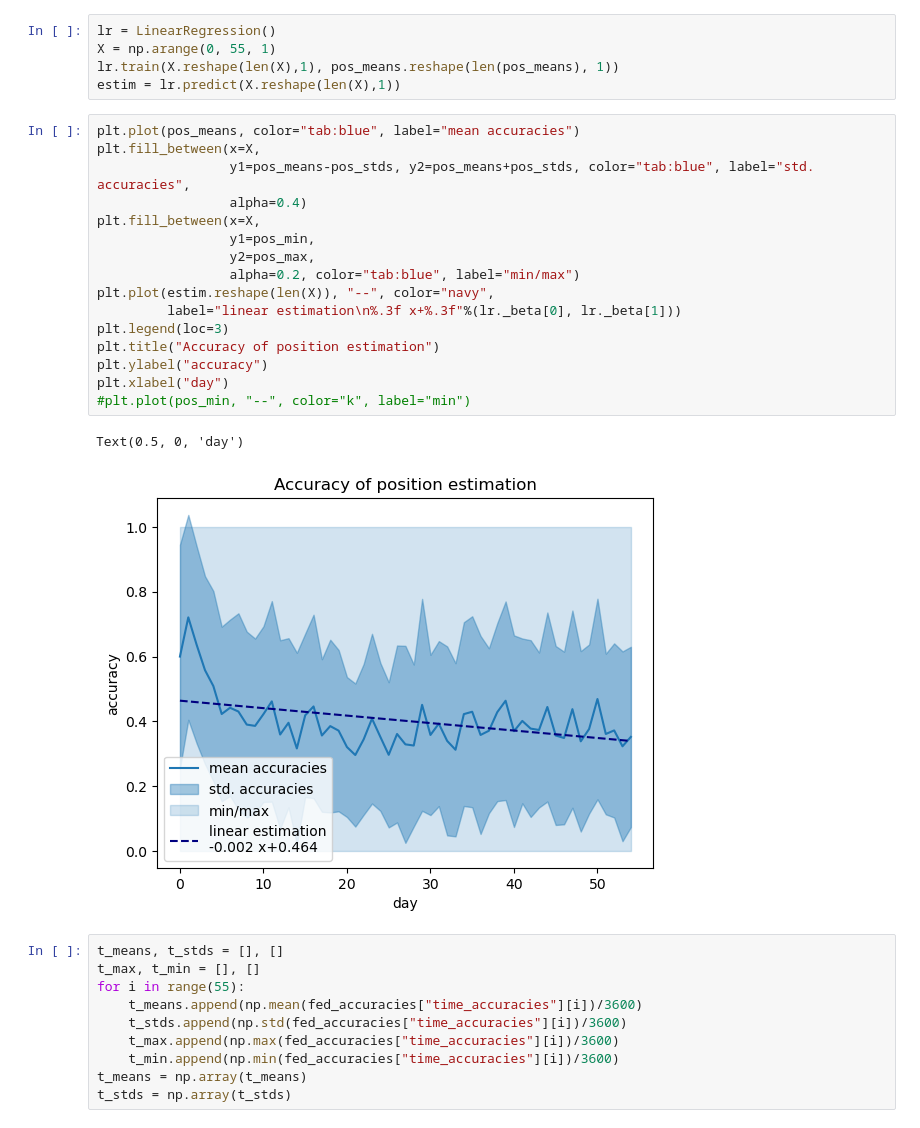
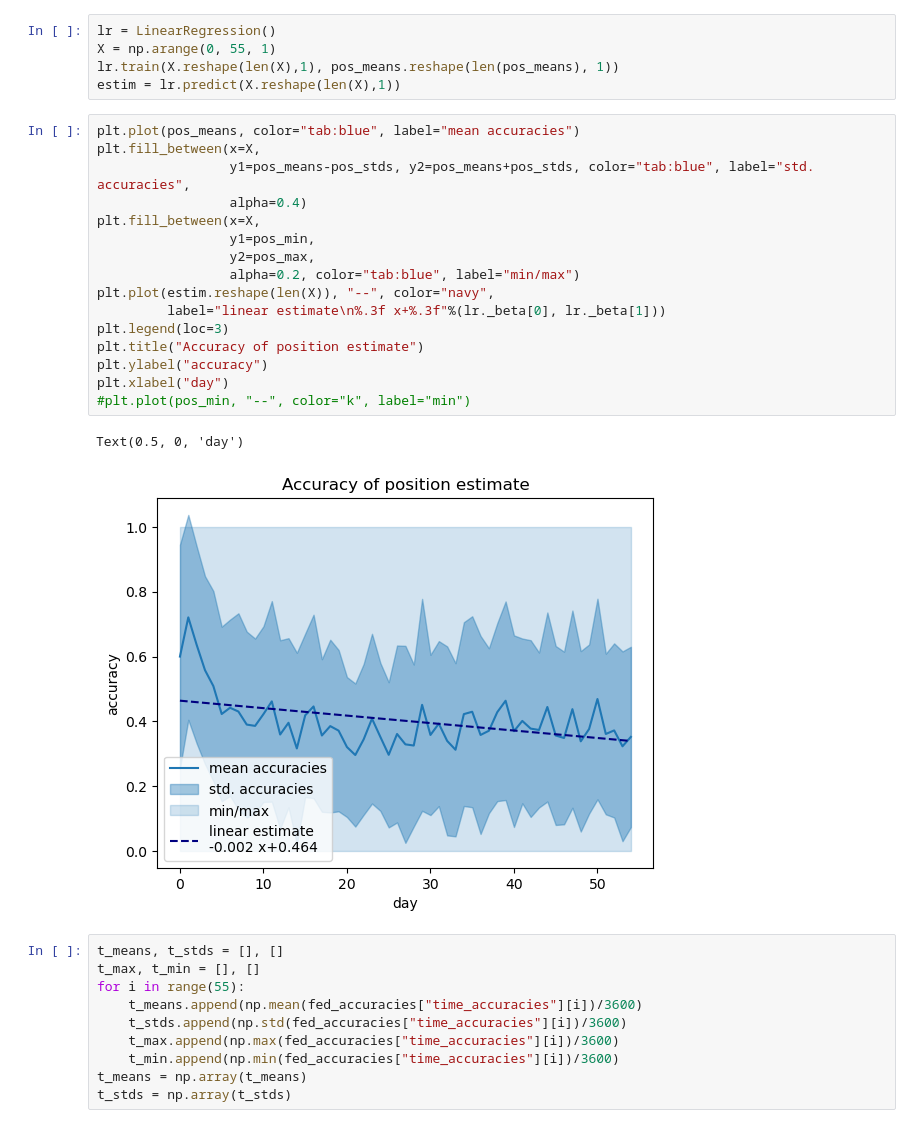
Before and after one commit to alelevente/sumo_sec, a Jupyter notebook: 03_src/08_fed_learning/eval_evil.ipynb, the cells around one changed output. Saved outputs shown, nothing was run; the diff lists cells and outputs as text.

Commit message:
estimation -> estimate

```diff
--- a/03_src/08_fed_learning/eval_evil.ipynb
+++ b/03_src/08_fed_learning/eval_evil.ipynb
@@ -167,22 +167,22 @@ estim = lr.predict(X.reshape(len(X),1))
 # %%
 plt.plot(pos_means, color="tab:blue", label="mean accuracies")
 plt.fill_between(x=X,
                  y1=pos_means-pos_stds, y2=pos_means+pos_stds, color="tab:blue", label="std. accuracies",
                  alpha=0.4)
 plt.fill_between(x=X,
                  y1=pos_min,
                  y2=pos_max,
                  alpha=0.2, color="tab:blue", label="min/max")
 plt.plot(estim.reshape(len(X)), "--", color="navy",
-         label="linear estimation\n%.3f x+%.3f"%(lr._beta[0], lr._beta[1]))
+         label="linear estimate\n%.3f x+%.3f"%(lr._beta[0], lr._beta[1]))
 plt.legend(loc=3)
-plt.title("Accuracy of position estimation")
+plt.title("Accuracy of position estimate")
 plt.ylabel("accuracy")
 plt.xlabel("day")
 #plt.plot(pos_min, "--", color="k", label="min")
 # %% [output]
 Text(0.5, 0, 'day')
-[figure, old version]
+[figure, new version]
 # %%
 t_means, t_stds = [], []
 t_max, t_min = [], []
```
Also changed, not shown: parts of 4 cells of this notebook.
